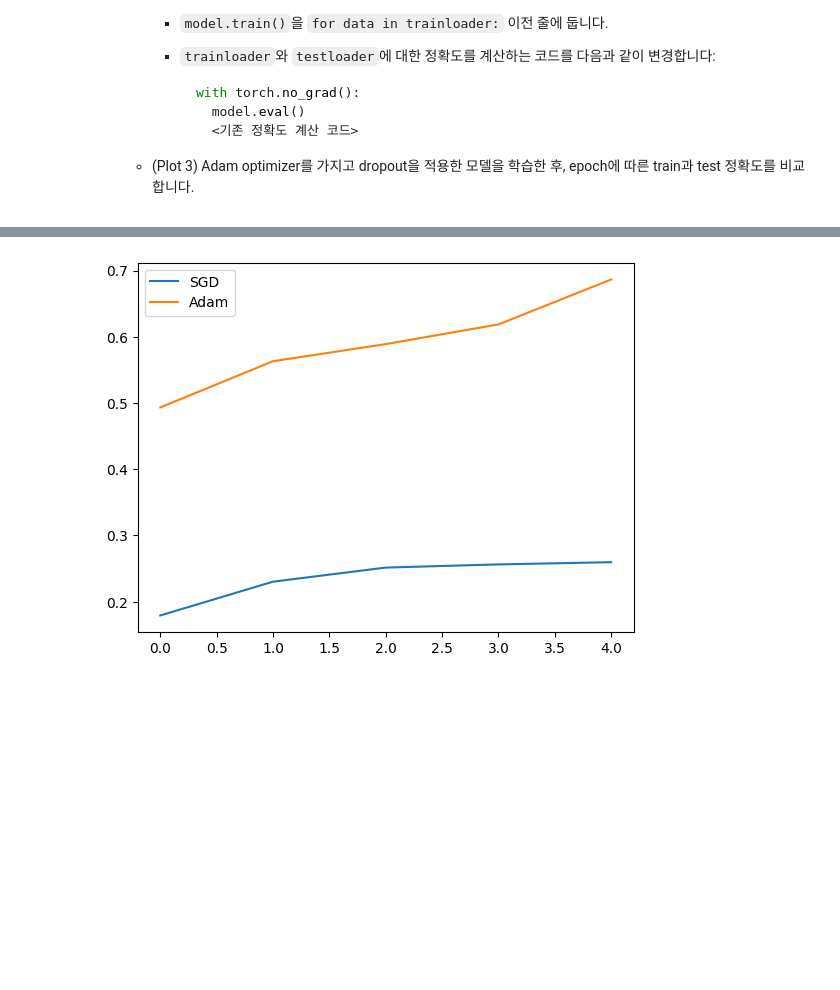
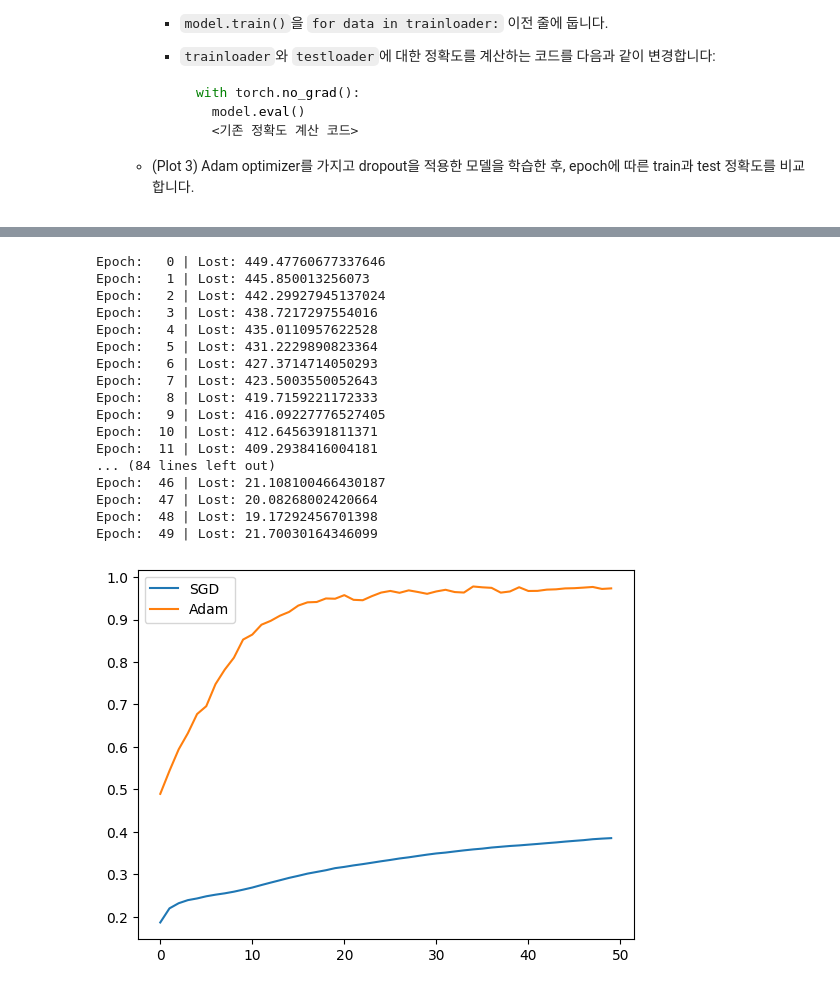
Before and after one commit to kasier48/DeepLearning, a Jupyter notebook: Pratice_Week_1.ipynb, the cells around one changed output, grey strips where cells are left out. Saved outputs shown, nothing was run; the diff lists cells and outputs as text; code cells hidden in the pictures; blank space fills up the shorter version.

```diff
--- a/Pratice_Week_1.ipynb
+++ b/Pratice_Week_1.ipynb
@@ -353,16 +352,33 @@ RuntimeError: Found no NVIDIA driver on your system. Please check that you have
 [figure]
 # %%
-# [MYCODE] SGD, Adam의 정확도 비교
+# [MYCODE] SGD, Adam 간의 정확도 비교
 act = nn.ReLU()
 model = Model(input_dim=input_dim, n_dim=1024, criterion=criterion, act=act).to(device)
 
-optimizer = optim.SGD(model.parameters(), lr=lr)
+optimizer = optim.SGD(params=model.parameters(), lr=lr)
 sgd_acc_list = model.learn(num_epochs=num_epochs, train_loader=train_loader, optimizer=optimizer)
 
 optimizer = optim.Adam(params=model.parameters(), lr=lr)
 adam_acc_list = model.learn(num_epochs=num_epochs, train_loader=train_loader, optimizer=optimizer)
 
 plot_acc(first_accs=sgd_acc_list, second_accs=adam_acc_list, label1="SGD", label2="Adam")
 # %% [output]
+Epoch:   0 | Lost: 449.47760677337646
+Epoch:   1 | Lost: 445.850013256073
+Epoch:   2 | Lost: 442.29927945137024
+Epoch:   3 | Lost: 438.7217297554016
+Epoch:   4 | Lost: 435.0110957622528
+Epoch:   5 | Lost: 431.2229890823364
+Epoch:   6 | Lost: 427.3714714050293
+Epoch:   7 | Lost: 423.5003550052643
+Epoch:   8 | Lost: 419.7159221172333
+Epoch:   9 | Lost: 416.09227776527405
+Epoch:  10 | Lost: 412.6456391811371
+Epoch:  11 | Lost: 409.2938416004181
+... (84 lines left out)
+Epoch:  46 | Lost: 21.108100466430187
+Epoch:  47 | Lost: 20.08268002420664
+Epoch:  48 | Lost: 19.17292456701398
+Epoch:  49 | Lost: 21.70030164346099
-[figure, old version]
+[figure, new version]
 # %%
```
Also changed, not shown: parts of 5 cells of this notebook.
